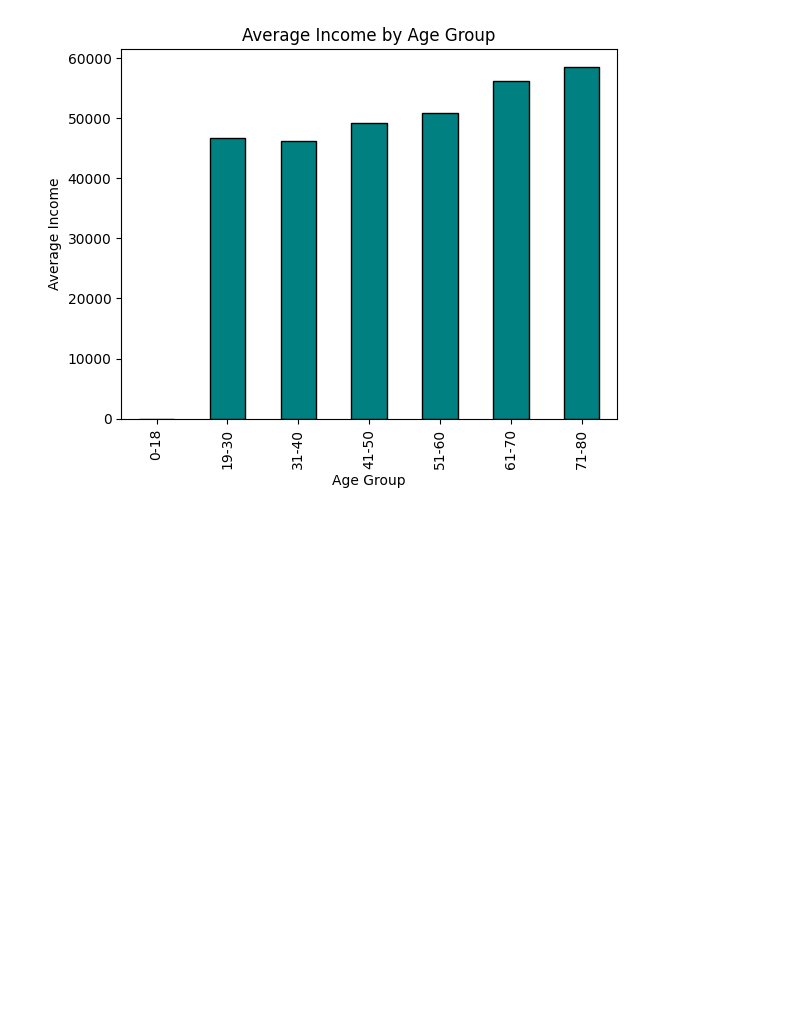
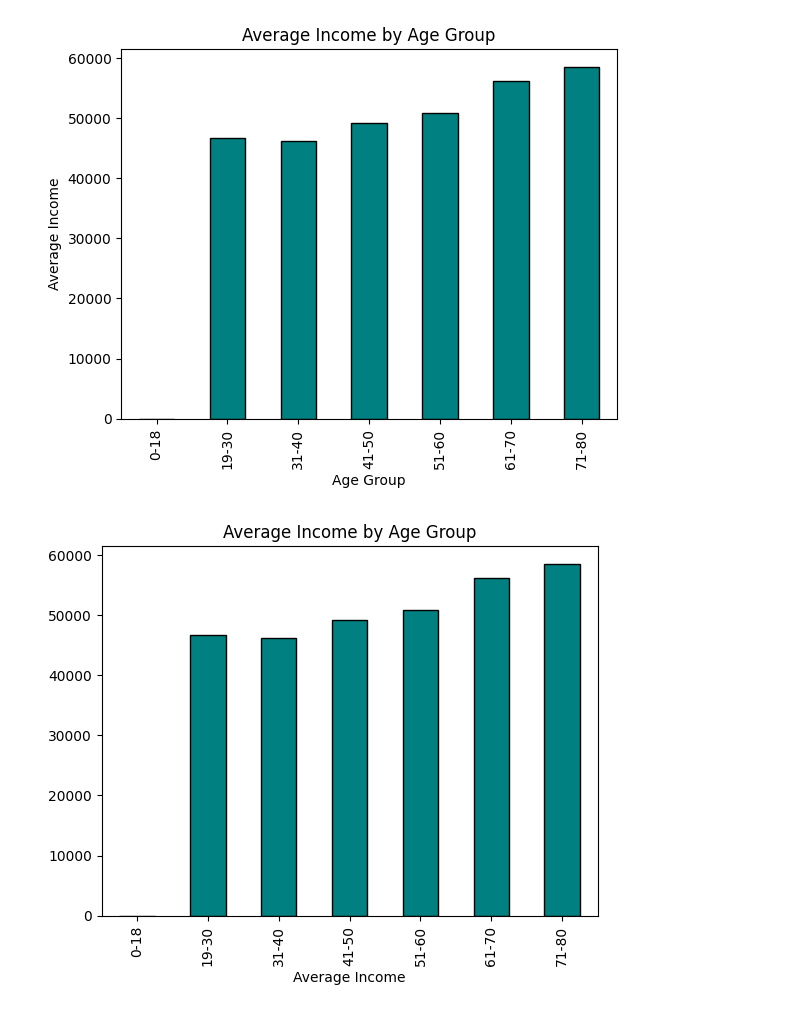
Before and after one commit to HNDeshanSamarathunga/cutomer_segment_ML, a Jupyter notebook: Analysis_Mode.ipynb, the cells around one changed output. Cells and saved outputs as stored; diff of their text form; code cells hidden in the pictures; blank space fills up the shorter version.

```diff
--- a/Analysis_Mode.ipynb
+++ b/Analysis_Mode.ipynb
@@ -451,3 +463,10 @@ plt.xlabel("Age Group")
 plt.show()
 # %% [output]
 [figure]
+# %%
+group3.plot(kind="bar", color="teal", edgecolor="black")
+plt.title("Average Income by Age Group")
+plt.xlabel("Average Income")
+plt.show()
+# %% [output]
+[figure, added]
```
Also changed, not shown: parts of 28 cells of this notebook.
